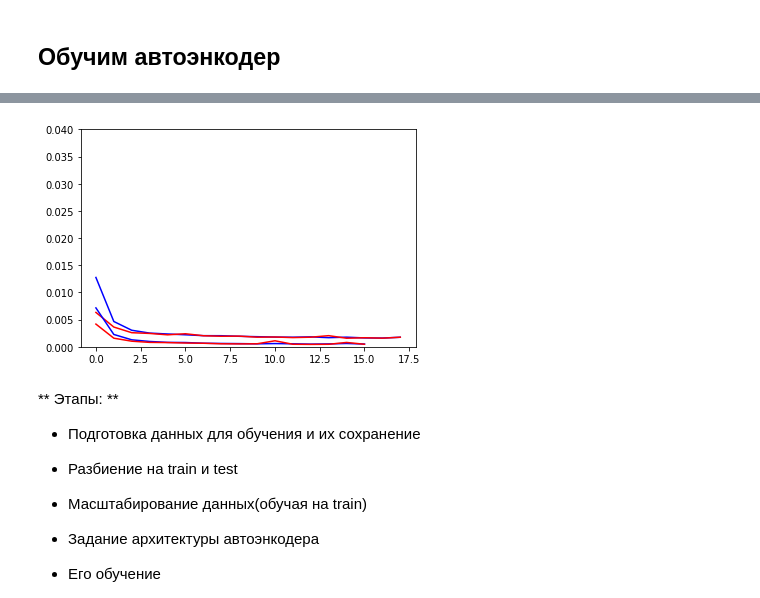
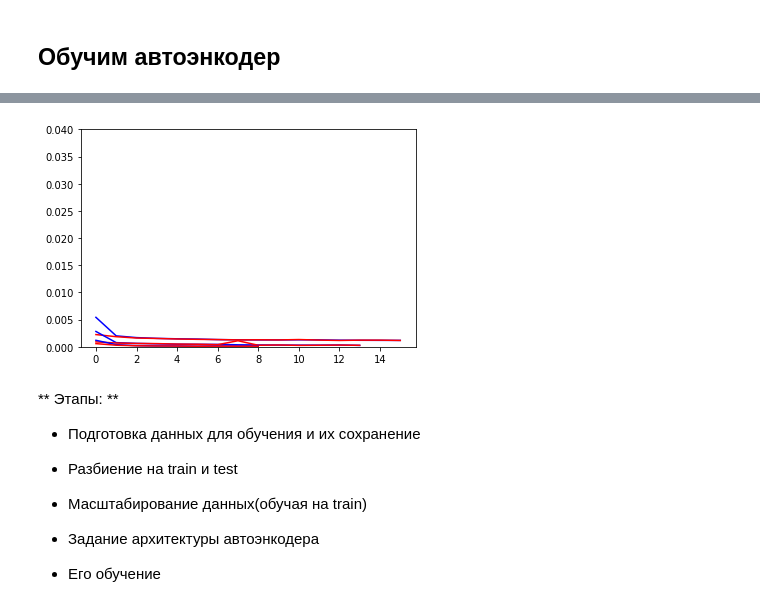
Before and after one commit to weissercn/LHCb_PID_Compression, a Jupyter notebook: train_and_test_autoencoders.ipynb, the cells around one changed output, grey strips where cells are left out. Cells and saved outputs as stored; diff of their text form; code cells hidden in the pictures.

Commit message:
experiments with more data, bug fixes

```diff
--- a/train_and_test_autoencoders.ipynb
+++ b/train_and_test_autoencoders.ipynb
@@ -65,7 +65,7 @@ TYPE = "" # 100% of the data. To determine the real performance of the cross che
 # TYPE = "_1perc" # 1% of the data. For small tests.
 # TYPE = "_100" # 100 samples of the data. For very rudimentary tests
 
-df = pd.read_csv('../Data/LHCb_PID_obscured.csv')
+df = pd.read_csv('../LHCb_PID_Compression_Generate_Data/LHCb_PID_obscured_9.csv')
 # %%
 df.head()
 # %% [output]
@@ -78,4 +78,6 @@ df.head()
 5 rows × 51 columns
+# %%
+df = df[df["pid"] != 'c']
 # %%
 # How many samples of each particle do we have
 print(df['pid'].value_counts())
@@ -215,7 +216,7 @@ def create_autoencoder_aux(n_features, encoding_dim, n_aux_features=5, p_drop=0.
 # %% [markdown]
 ## Обучим автоэнкодер
 # %%
-l_encoding_dim = [3]
+l_encoding_dim = [3, 6, 9]
 l_score = []
 val_size = 0.1
 
@@ -251,7 +252,7 @@ for encoding_dim in tqdm(l_encoding_dim):
     )
 
     checkpointer = keras.callbacks.ModelCheckpoint(
-                    filepath="model_ratio25{}.hdf5".format(encoding_dim),
+                    filepath="model_ratio10_new{}.hdf5".format(encoding_dim),
                     verbose=0,
                     save_best_only=True)
 
@@ -262,7 +263,7 @@ for encoding_dim in tqdm(l_encoding_dim):
         validation_split=val_size, callbacks =[early_stopping, tensorboard, checkpointer]
     )
 
-    autoencoder.load_weights("model_ratio25{}.hdf5".format(encoding_dim))
+    autoencoder.load_weights("model_ratio10_new{}.hdf5".format(encoding_dim))
 
     score = autoencoder.evaluate([test_input, test_aux], test_input, batch_size=batch_size)
     # print ("\n\nscore : ", score)
@@ -277,7 +278,7 @@ for encoding_dim in tqdm(l_encoding_dim):
 
     df_temp_enc = pd.DataFrame(save_encoded_dict[encoding_dim])
     df_temp_full_enc = pd.DataFrame(np.concatenate([df_temp_enc, df[['pid', 'S0aux7', 'S0aux6', 'S3aux0', 'S2aux0', 'S5aux0']].iloc[idx_test]], axis=1), columns=list(range(encoding_dim))+['pid', 'S0aux7', 'S0aux6', 'S3aux0', 'S2aux0', 'S5aux0'])
-    df_temp_full_enc.to_csv("df_full_encoded_ratio10_{}.csv".format(encoding_dim))
+    df_temp_full_enc.to_csv("df_full_encoded_ratio10_new_{}.csv".format(encoding_dim))
 
 #     plt.clf()
     plt.plot(history.history['loss'], "b")
@@ -325,4 +343,4 @@ Wall time: 18min 35s
-[figure, old version]
+[figure, new version]
 # %% [markdown]
 ** Этапы: **
 - Подготовка данных для обучения и их сохранение
```
Also changed, not shown: parts of 23 cells of this notebook, 5 other files.
